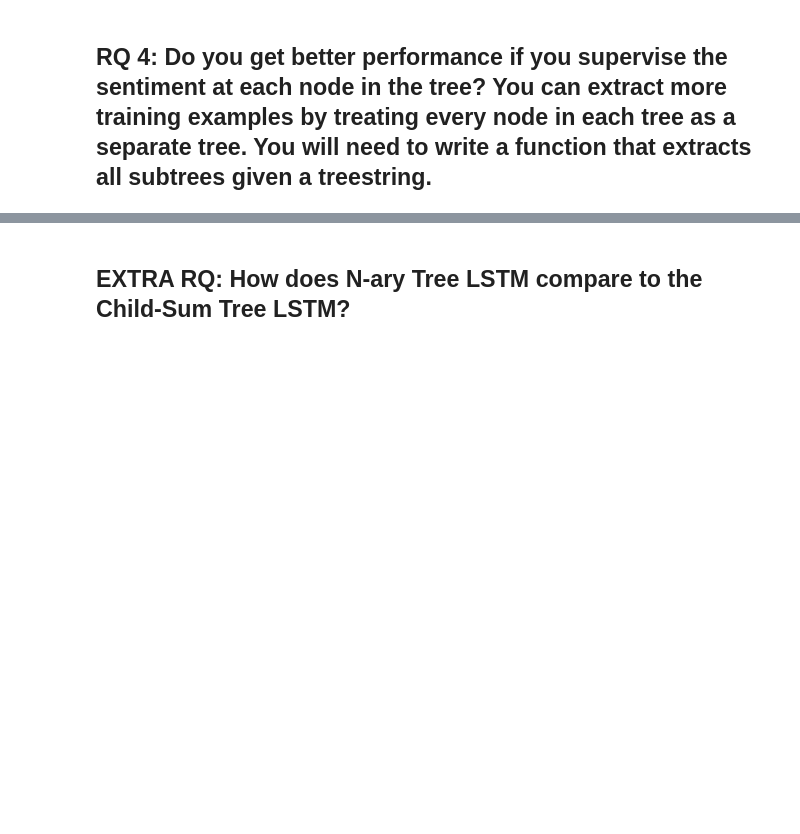
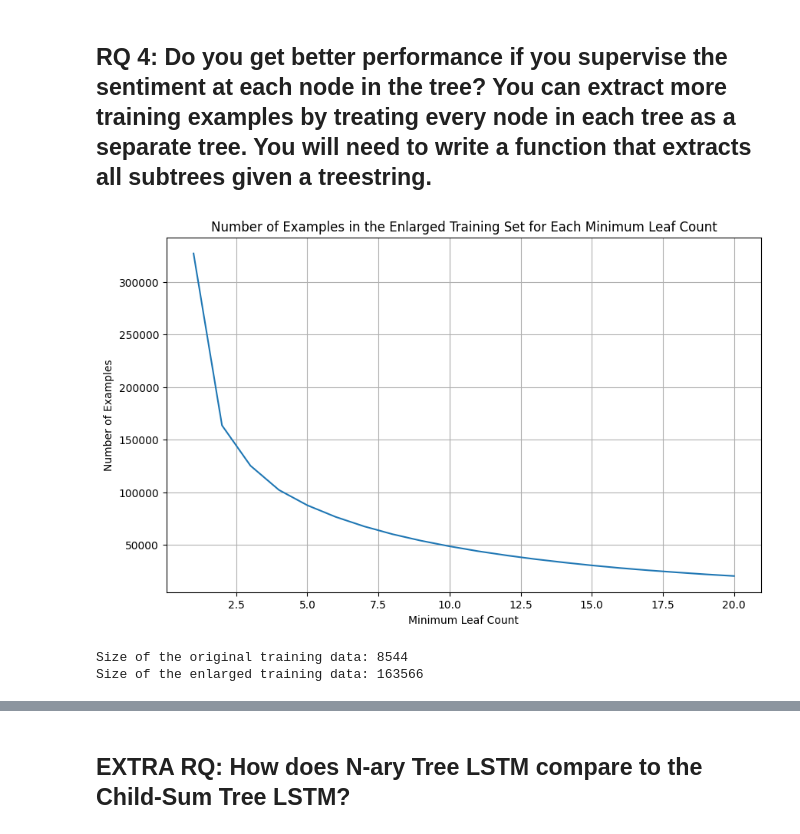
Before and after one commit to Carrask0/nlp_assignment2, a Jupyter notebook: NLP1 2024 Practical 2 (student_version).ipynb, the cells around one changed output, grey strips where cells are left out. Saved outputs shown, nothing was run; the diff lists cells and outputs as text; code cells hidden in the pictures; blank space fills up the shorter version.

```diff
--- a/NLP1 2024 Practical 2 (student_version).ipynb
+++ b/NLP1 2024 Practical 2 (student_version).ipynb
@@ -579,7 +579,7 @@ def train_model(model, optimizer, num_iterations=10000,
                 prep_fn=prepare_example,
                 eval_fn=simple_evaluate,
                 batch_size=1, eval_batch_size=None, scheduler=None,
-                early_stopping_patience=10):
+                early_stopping_patience=10, train_data=train_data):
     """Train a model with early stopping."""
     iter_i = 0
     train_loss = 0.
@@ -3417,0 +3472,33 @@ filtered_data= sentence_length_filter(train_data,5,7)
+# %%
+train_sizes =[]
+from tqdm import tqdm
+for i in tqdm(range(20)):
+    min_leaf_count = i + 1
+
+    # Extract subtrees with at least min_leaf_count nodes
+    enlarged_train_data = copy.deepcopy(train_data)
+
+    for example in train_data:
+        subtrees = extract_nltk_subtrees_by_leaf_count(example.tree, min_leaf_count=min_leaf_count)
+
+        for subtree in subtrees:
+            enlarged_train_data.append(examplecreater(subtree))
+
+    train_sizes.append(len(enlarged_train_data))
+
+# Plot the number of examples in the enlarged training set for each minimum leaf count
+plt.figure(figsize=(10, 6))
+plt.plot(range(1, 21), train_sizes)
+plt.xlabel("Minimum Leaf Count")
+plt.ylabel("Number of Examples")
+plt.title("Number of Examples in the Enlarged Training Set for Each Minimum Leaf Count")
+plt.grid()
+plt.show()
+# %% [output]
+[figure, added]
+# %%
+print(f"Size of the original training data: {len(train_data)}")
+print(f"Size of the enlarged training data: {len(enlarged_train_data)}")
+# %% [output]
+Size of the original training data: 8544
+Size of the enlarged training data: 163566
```
Also changed, not shown: parts of 3 cells of this notebook, 3 other files.
